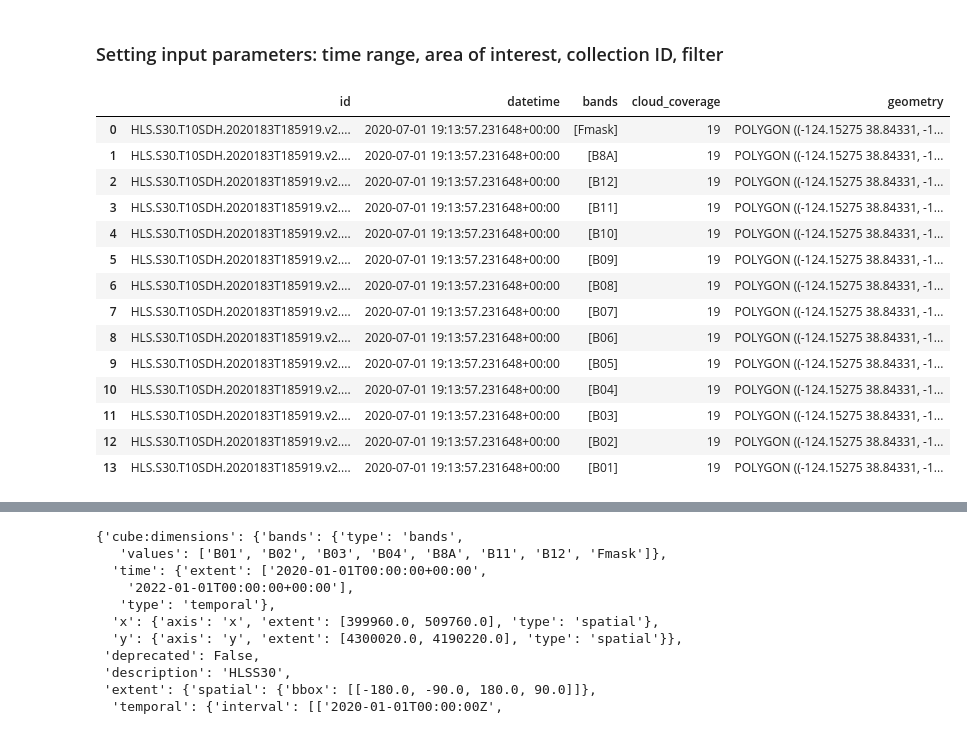
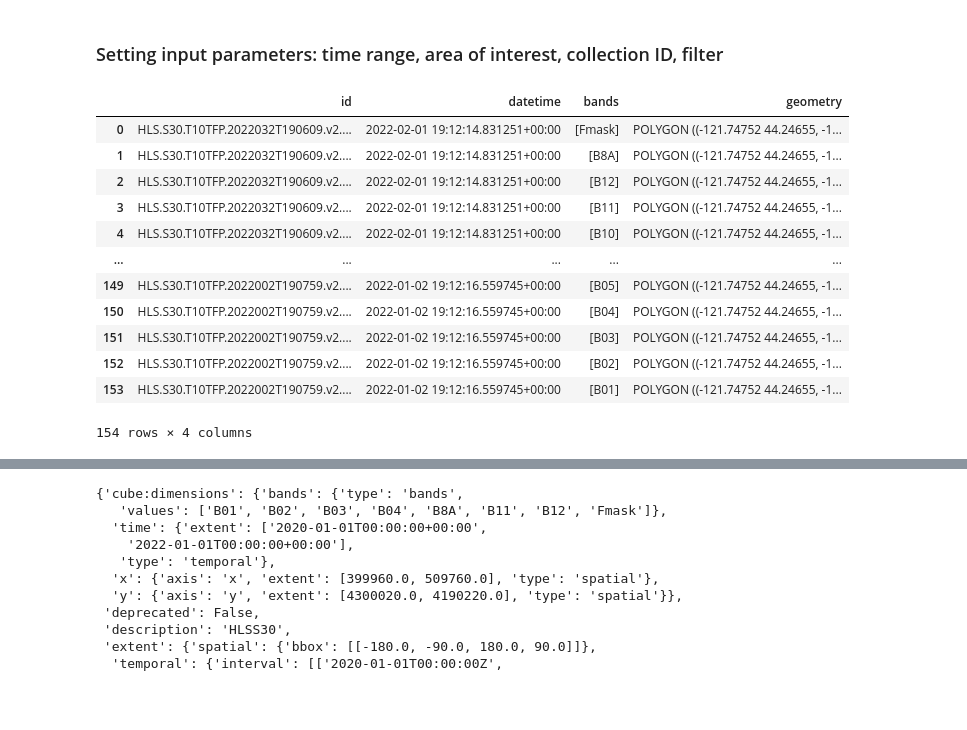
Before and after one commit to IBM/tensorlakehouse-openeo-driver, a Jupyter notebook: tutorials/HLSS30.ipynb, the cells around one changed output, grey strips where cells are left out. Saved outputs shown, nothing was run; the diff lists cells and outputs as text; code cells hidden in the pictures; blank space fills up the shorter version.

```diff
--- a/tutorials/HLSS30.ipynb
+++ b/tutorials/HLSS30.ipynb
@@ -56,8 +57,9 @@ Set URL and credentials of the OpenEO service
 # %%
 # username and password are hardcoded in the backend as an example for testing
 load_dotenv()
-STAC_URL="https://stac-fastapi-pgstac-geospatial-be.apps.fmaas-backend.fmaas.res.ibm.com"
-OPENEO_URL="https://tensorlakehouse-openeo-driver-geospatial-be.apps.fmaas-backend.fmaas.res.ibm.com"
-openeo_conn = openeo.connect(OPENEO_URL).authenticate_basic("john", "john123")
+OPENEO_URL = os.getenv("OPENEO_URL", "https://tensorlakehouse-openeo-driver-geospatial-be.apps.fmaas-backend.fmaas.res.ibm.com")
+STAC_URL= os.getenv("STAC_URL","https://stac-fastapi-pgstac-geospatial-be.apps.fmaas-backend.fmaas.res.ibm.com")
+OPENEO_USERNAME= os.environ["OPENEO_USERNAME"]
+OPENEO_PASSWORD= os.environ["OPENEO_PASSWORD"]
 catalog = Client.open(STAC_URL)
 # %%
@@ -76,27 +68,19 @@ provider_id="app_id")
 ### Setting input parameters: time range, area of interest, collection ID, filter
 # %%
 # set time interval
-start ='2020-07-01T19:13:57Z'
-end = '2020-07-01T20:13:57Z'
+
+start ="2022-01-02T00:00:00Z"
+# end = "2022-01-02T23:59:59Z"
+end = "2022-02-02T00:00:00Z"
 time_range = f"{start}/{end}"
 
 # set bounding box
-west = -123.0
-east = -122.9
-south = 38.0
-north = 38.1
+west = -121.30
+east = -121.29
+south = 44.10
+north = 44.11
 
 collection_id = "HLSS30"
-# select items that have cloud_coverage field less than or equal to 50
-filter_cql = {
-                "op": "<",
-                "args": [
-                    {"property": "properties.cloud_coverage"},
-                    "50",
-                ],
-            }
-# language of the CQL2 query
-filter_lang = "cql2-json"
 
 # create data dir to save files
 data_dir = Path("test_data")
@@ -105,37 +89,35 @@ if not data_dir.exists():
 # %%
 
 
-result = catalog.search(collections=[collection_id], bbox=[west, south, east, north], datetime=time_range, filter=filter_cql, filter_lang=filter_lang)
+result = catalog.search(collections=[collection_id], bbox=[west, south, east, north], datetime=time_range)
 counter = 0
 ids = list()
 geometry = list()
 timestamp = list()
 bands = list()
-cloud_coverage = list()
+
 for item in result.items_as_dicts():
     ids.append(item["id"])
     geometry.append(shape(item["geometry"]))
     timestamp.append(pd.Timestamp(item["properties"]["datetime"]))
     bands.append(list(item["properties"]["cube:variables"].keys()))
-    cloud_coverage.append(item["properties"]["cloud_coverage"])
-gdf = geopandas.GeoDataFrame(data={"id": ids, "datetime": timestamp, "bands": bands, "cloud_coverage": cloud_coverage}, geometry=geometry)
+
+gdf = geopandas.GeoDataFrame(data={"id": ids, "datetime": timestamp, "bands": bands}, geometry=geometry)
 gdf
 # %% [output]
-|  | id | datetime | bands | cloud_coverage | geometry |
-| 0 | HLS.S30.T10SDH.2020183T185919.v2.... | 2020-07-01 19:13:57.231648+00:00 | [Fmask] | 19 | POLYGON ((-124.15275 38.84331, -1... |
-| 1 | HLS.S30.T10SDH.2020183T185919.v2.... | 2020-07-01 19:13:57.231648+00:00 | [B8A] | 19 | POLYGON ((-124.15275 38.84331, -1... |
-| 2 | HLS.S30.T10SDH.2020183T185919.v2.... | 2020-07-01 19:13:57.231648+00:00 | [B12] | 19 | POLYGON ((-124.15275 38.84331, -1... |
-| 3 | HLS.S30.T10SDH.2020183T185919.v2.... | 2020-07-01 19:13:57.231648+00:00 | [B11] | 19 | POLYGON ((-124.15275 38.84331, -1... |
-| 4 | HLS.S30.T10SDH.2020183T185919.v2.... | 2020-07-01 19:13:57.231648+00:00 | [B10] | 19 | POLYGON ((-124.15275 38.84331, -1... |
-| 5 | HLS.S30.T10SDH.2020183T185919.v2.... | 2020-07-01 19:13:57.231648+00:00 | [B09] | 19 | POLYGON ((-124.15275 38.84331, -1... |
-| 6 | HLS.S30.T10SDH.2020183T185919.v2.... | 2020-07-01 19:13:57.231648+00:00 | [B08] | 19 | POLYGON ((-124.15275 38.84331, -1... |
-| 7 | HLS.S30.T10SDH.2020183T185919.v2.... | 2020-07-01 19:13:57.231648+00:00 | [B07] | 19 | POLYGON ((-124.15275 38.84331, -1... |
-| 8 | HLS.S30.T10SDH.2020183T185919.v2.... | 2020-07-01 19:13:57.231648+00:00 | [B06] | 19 | POLYGON ((-124.15275 38.84331, -1... |
-| 9 | HLS.S30.T10SDH.2020183T185919.v2.... | 2020-07-01 19:13:57.231648+00:00 | [B05] | 19 | POLYGON ((-124.15275 38.84331, -1... |
-| 10 | HLS.S30.T10SDH.2020183T185919.v2.... | 2020-07-01 19:13:57.231648+00:00 | [B04] | 19 | POLYGON ((-124.15275 38.84331, -1... |
-| 11 | HLS.S30.T10SDH.2020183T185919.v2.... | 2020-07-01 19:13:57.231648+00:00 | [B03] | 19 | POLYGON ((-124.15275 38.84331, -1... |
-| 12 | HLS.S30.T10SDH.2020183T185919.v2.... | 2020-07-01 19:13:57.231648+00:00 | [B02] | 19 | POLYGON ((-124.15275 38.84331, -1... |
-| 13 | HLS.S30.T10SDH.2020183T185919.v2.... | 2020-07-01 19:13:57.231648+00:00 | [B01] | 19 | POLYGON ((-124.15275 38.84331, -1... |
+|  | id | datetime | bands | geometry |
+| 0 | HLS.S30.T10TFP.2022032T190609.v2.... | 2022-02-01 19:12:14.831251+00:00 | [Fmask] | POLYGON ((-121.74752 44.24655, -1... |
+| 1 | HLS.S30.T10TFP.2022032T190609.v2.... | 2022-02-01 19:12:14.831251+00:00 | [B8A] | POLYGON ((-121.74752 44.24655, -1... |
+| 2 | HLS.S30.T10TFP.2022032T190609.v2.... | 2022-02-01 19:12:14.831251+00:00 | [B12] | POLYGON ((-121.74752 44.24655, -1... |
+| 3 | HLS.S30.T10TFP.2022032T190609.v2.... | 2022-02-01 19:12:14.831251+00:00 | [B11] | POLYGON ((-121.74752 44.24655, -1... |
+| 4 | HLS.S30.T10TFP.2022032T190609.v2.... | 2022-02-01 19:12:14.831251+00:00 | [B10] | POLYGON ((-121.74752 44.24655, -1... |
+| ... | ... | ... | ... | ... |
+| 149 | HLS.S30.T10TFP.2022002T190759.v2.... | 2022-01-02 19:12:16.559745+00:00 | [B05] | POLYGON ((-121.74752 44.24655, -1... |
+| 150 | HLS.S30.T10TFP.2022002T190759.v2.... | 2022-01-02 19:12:16.559745+00:00 | [B04] | POLYGON ((-121.74752 44.24655, -1... |
+| 151 | HLS.S30.T10TFP.2022002T190759.v2.... | 2022-01-02 19:12:16.559745+00:00 | [B03] | POLYGON ((-121.74752 44.24655, -1... |
+| 152 | HLS.S30.T10TFP.2022002T190759.v2.... | 2022-01-02 19:12:16.559745+00:00 | [B02] | POLYGON ((-121.74752 44.24655, -1... |
+| 153 | HLS.S30.T10TFP.2022002T190759.v2.... | 2022-01-02 19:12:16.559745+00:00 | [B01] | POLYGON ((-121.74752 44.24655, -1... |
+154 rows × 4 columns
 # %%
 minx, miny, maxx, maxy = gdf["geometry"].iloc[0].bounds
 
```
Also changed, not shown: parts of 14 cells of this notebook, 40 other files.
